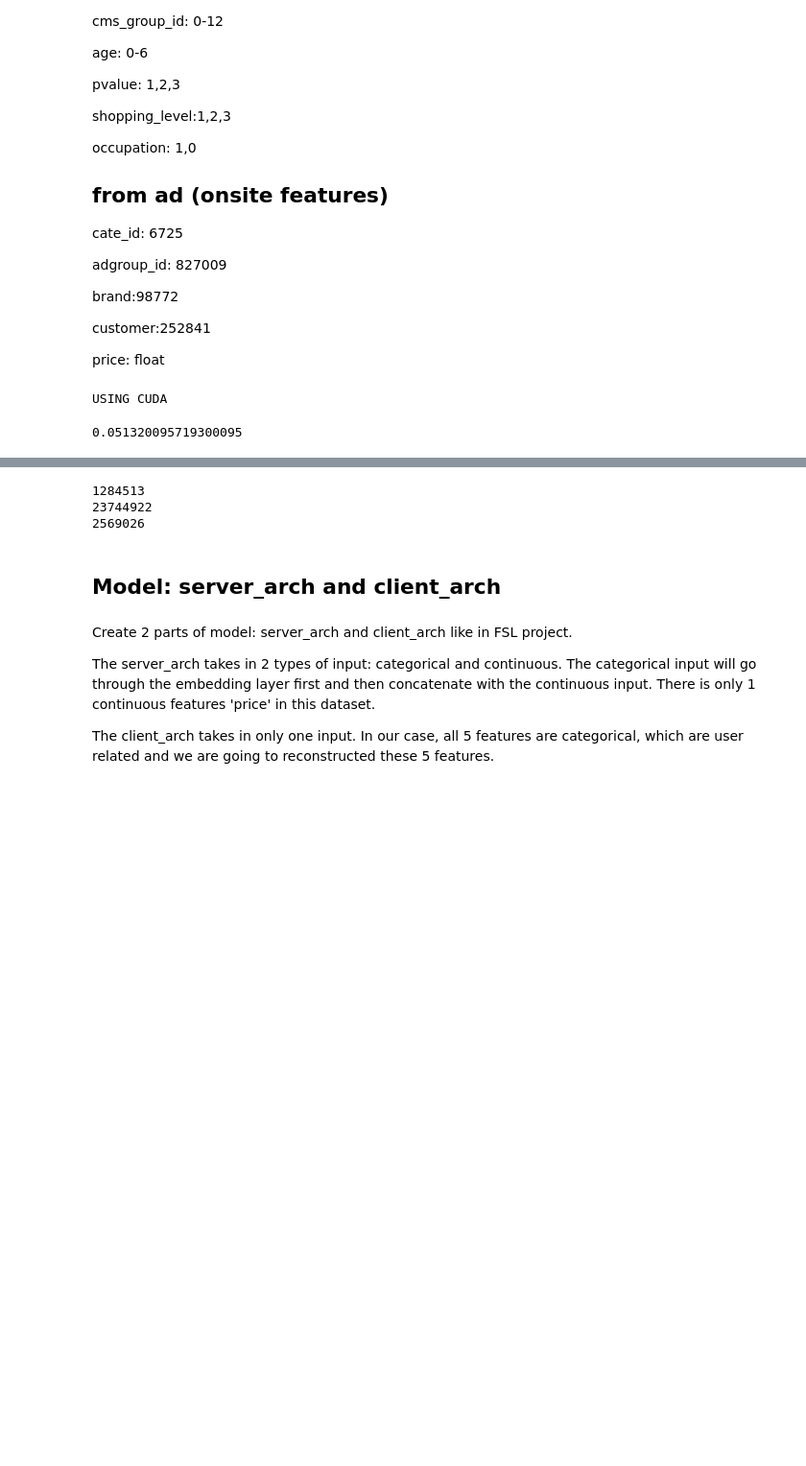
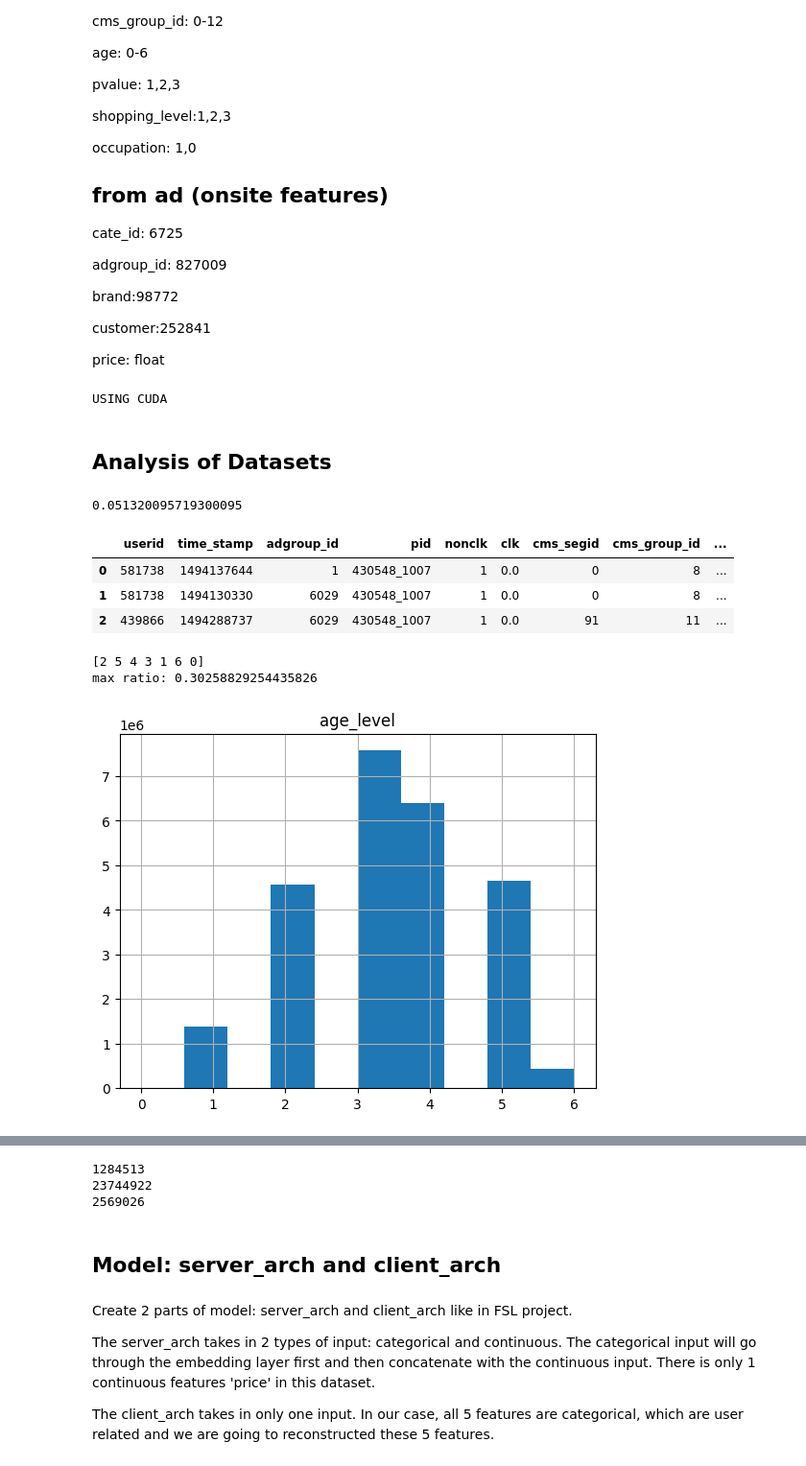
Before and after one commit to xinchiqiu/EXACT_attack, a Jupyter notebook: Taobao function.ipynb, the cells around one changed output, grey strips where cells are left out. Shown: that part at 96% size. Drawn from its saved outputs; the diff is of its cells as text; code cells hidden in the pictures; blank space fills up the shorter version.

```diff
--- a/Taobao function.ipynb
+++ b/Taobao function.ipynb
@@ -61,19 +63,14 @@ else:
 USING CUDA
 # %%
 def load_taobao_df():
-    path_manager = PathManager()
-    path_manager.register_handler(ManifoldPathHandler(has_user_data=False))
-    ad = "manifold://fsl/tree/taobao/ad_feature.csv"
-    ad_path = path_manager.open(ad, "rb")
-    ad_feature_df =  pd.read_csv(ad_path)
+    ad = "ad_feature.csv"
+    ad_feature_df =  pd.read_csv(ad)
 
-    raw_sample = "manifold://fsl/tree/taobao/raw_sample.csv"
-    raw_sample_path = path_manager.open(raw_sample, "rb")
-    raw_sample_df = pd.read_csv(raw_sample_path)
+    raw_sample = "raw_sample.csv"
+    raw_sample_df = pd.read_csv(raw_sample)
 
-    user = "manifold://fsl/tree/taobao/user_profile.csv"
-    user_path = path_manager.open(user, "rb")
-    user_profile_df = pd.read_csv(user_path)
+    user = "user_profile.csv"
+    user_profile_df = pd.read_csv(user)
 
     # memory optimize for ad feature dataframe
     optimized_gl = raw_sample_df.copy()
@@ -146,6 +143,8 @@ def load_taobao_df():
     return final_df
 # %%
 tb_df = load_taobao_df()
+# %% [markdown]
+## Analysis of Datasets
 # %%
 # checking the dataset
 # how many label 1
@@ -153,3 +152,19 @@ tb_df = load_taobao_df()
 sum(tb_df['clk'])/len(tb_df)
 # %% [output]
 0.051320095719300095
+# %%
+tb_df.head(3)
+# %% [output]
+|  | userid | time_stamp | adgroup_id | pid | nonclk | clk | cms_segid | cms_group_id | ... |
+| 0 | 581738 | 1494137644 | 1 | 430548_1007 | 1 | 0.0 | 0 | 8 | ... |
+| 1 | 581738 | 1494130330 | 6029 | 430548_1007 | 1 | 0.0 | 0 | 8 | ... |
+| 2 | 439866 | 1494288737 | 6029 | 430548_1007 | 1 | 0.0 | 91 | 11 | ... |
+# %%
+tb_df.hist(column='age_level')
+print(tb_df['age_level'].unique())
+ratio = len(tb_df[tb_df['age_level'] == 3])/len(tb_df)
+print('max ratio:', ratio)
+# %% [output]
+[2 5 4 3 1 6 0]
+max ratio: 0.30258829254435826
+[figure, added]
```
Also changed, not shown: parts of 21 cells of this notebook.
